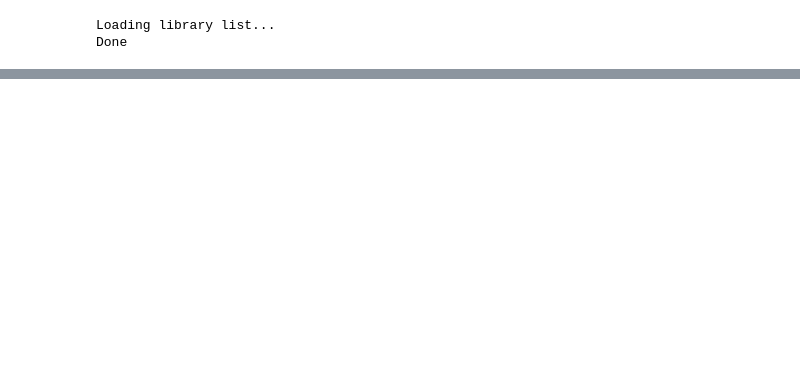
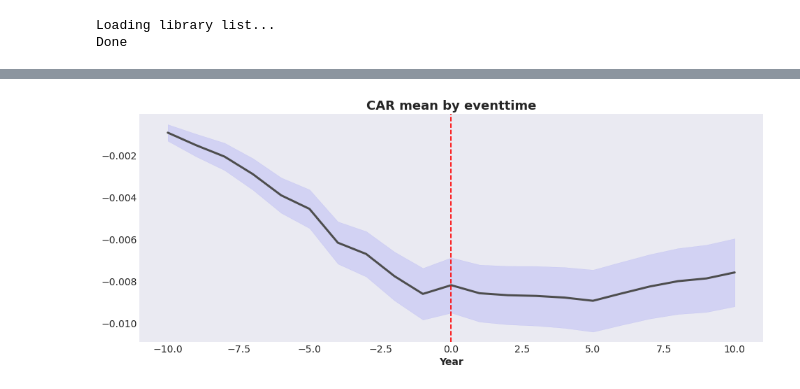
Before and after one commit to Wentworthliu123/Empirical-Corporate-Finance-2021, a Jupyter notebook: Code/Input_generator.ipynb, the cells around one changed output, grey strips where cells are left out. Cells and saved outputs as stored; diff of their text form; code cells hidden in the pictures; blank space fills up the shorter version.

```diff
--- a/Code/Input_generator.ipynb
+++ b/Code/Input_generator.ipynb
@@ -70,0 +138,22 @@ with open('evtstudy-sample.json', 'w') as event:
+# %%
+# Analyze the result from Eventstudy
+direct = os.path.realpath('.')
+filename = os.path.join(direct, 'Output','EventStudy_stats.csv')
+car = pd.read_csv(filename,usecols=['evttime','car_m','car_v','car_n'])
+car['evttime'] = car['evttime'].apply(lambda x: int(x[1:-1]))
+car['ci'] = 1.96 * car['car_v']/np.sqrt(car['car_n'])
+car = car[car['evttime'].isin(list(range(-10,11)))]
+# %%
+fig = plt.figure(figsize=(16,6))
+ax = plt.subplot(111)
+plt.style.use('seaborn')
+colormap = plt.cm.get_cmap('twilight')
+plt.tick_params(labelsize=14) # set both x and y axes tick size to 14
+plt.xlabel('Year', fontsize=14, fontweight='bold')
+plt.title('CAR mean by eventtime', fontsize=18, fontweight='bold')
+ax.plot(car['evttime'], car['car_m'],c=".3", linewidth=3)
+ax.axvline(0, linestyle='--', c='r')
+ax.fill_between(car['evttime'], (car['car_m']-car['ci']), (car['car_m']+car['ci']), color='b', alpha=.1)
+plt.savefig('./Plot/car_20.png')
+# %% [output]
+[figure, added]
```
Also changed, not shown: parts of 7 cells of this notebook, 8 other files.
